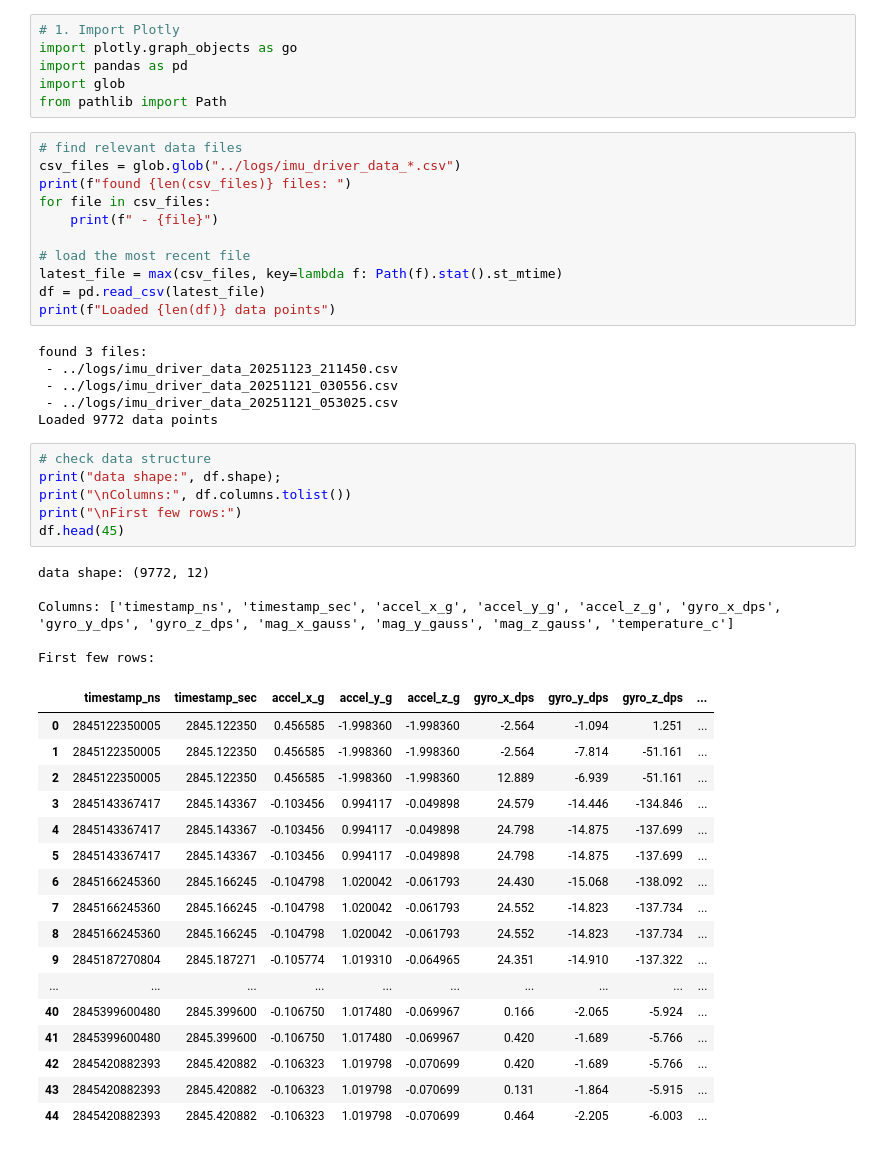
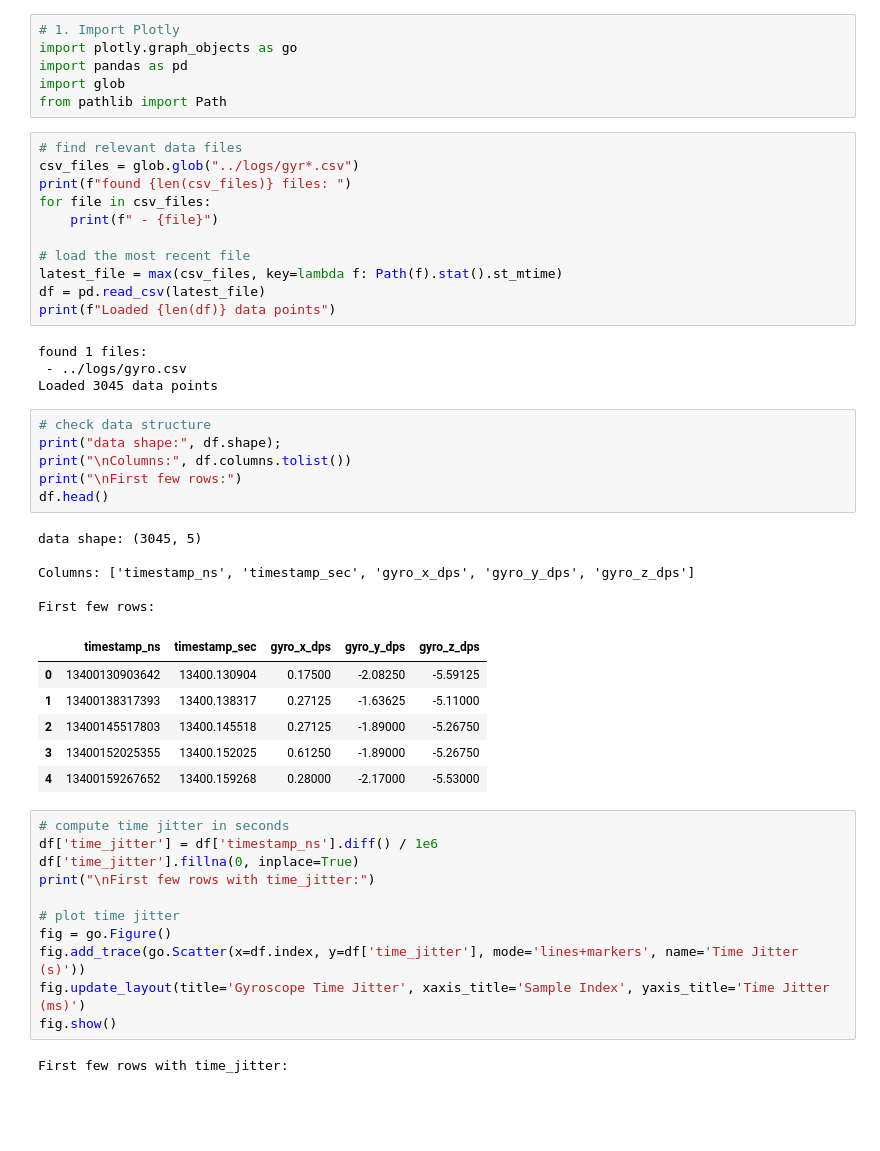
Before and after one commit to pawel78/ekf9dof, a Jupyter notebook: data/analysis/plot_gyro_data.ipynb, the cells around one changed output. Saved outputs shown, nothing was run; the diff lists cells and outputs as text; blank space fills up the shorter version.

```diff
--- a/data/analysis/plot_gyro_data.ipynb
+++ b/data/analysis/plot_gyro_data.ipynb
@@ -6,7 +6,7 @@ import glob
 from pathlib import Path
 # %%
 # find relevant data files
-csv_files = glob.glob("../logs/imu_driver_data_*.csv")
+csv_files = glob.glob("../logs/gyr*.csv")
 print(f"found {len(csv_files)} files: ")
 for file in csv_files:
     print(f" - {file}")
@@ -16,37 +16,37 @@ latest_file = max(csv_files, key=lambda f: Path(f).stat().st_mtime)
 df = pd.read_csv(latest_file)
 print(f"Loaded {len(df)} data points")
 # %% [output]
-found 3 files:
- - ../logs/imu_driver_data_20251123_211450.csv
- - ../logs/imu_driver_data_20251121_030556.csv
- - ../logs/imu_driver_data_20251121_053025.csv
-Loaded 9772 data points
+found 1 files:
+ - ../logs/gyro.csv
+Loaded 3045 data points
 # %%
 # check data structure
 print("data shape:", df.shape);
 print("\nColumns:", df.columns.tolist())
 print("\nFirst few rows:")
-df.head(45)
+df.head()
 # %% [output]
-data shape: (9772, 12)
+data shape: (3045, 5)
 
-Columns: ['timestamp_ns', 'timestamp_sec', 'accel_x_g', 'accel_y_g', 'accel_z_g', 'gyro_x_dps', 'gyro_y_dps', 'gyro_z_dps', 'mag_x_gauss', 'mag_y_gauss', 'mag_z_gauss', 'temperature_c']
+Columns: ['timestamp_ns', 'timestamp_sec', 'gyro_x_dps', 'gyro_y_dps', 'gyro_z_dps']
 
 First few rows:
-|  | timestamp_ns | timestamp_sec | accel_x_g | accel_y_g | accel_z_g | gyro_x_dps | gyro_y_dps | gyro_z_dps | ... |
-| 0 | 2845122350005 | 2845.122350 | 0.456585 | -1.998360 | -1.998360 | -2.564 | -1.094 | 1.251 | ... |
-| 1 | 2845122350005 | 2845.122350 | 0.456585 | -1.998360 | -1.998360 | -2.564 | -7.814 | -51.161 | ... |
-| 2 | 2845122350005 | 2845.122350 | 0.456585 | -1.998360 | -1.998360 | 12.889 | -6.939 | -51.161 | ... |
-| 3 | 2845143367417 | 2845.143367 | -0.103456 | 0.994117 | -0.049898 | 24.579 | -14.446 | -134.846 | ... |
-| 4 | 2845143367417 | 2845.143367 | -0.103456 | 0.994117 | -0.049898 | 24.798 | -14.875 | -137.699 | ... |
-| 5 | 2845143367417 | 2845.143367 | -0.103456 | 0.994117 | -0.049898 | 24.798 | -14.875 | -137.699 | ... |
-| 6 | 2845166245360 | 2845.166245 | -0.104798 | 1.020042 | -0.061793 | 24.430 | -15.068 | -138.092 | ... |
-| 7 | 2845166245360 | 2845.166245 | -0.104798 | 1.020042 | -0.061793 | 24.552 | -14.823 | -137.734 | ... |
-| 8 | 2845166245360 | 2845.166245 | -0.104798 | 1.020042 | -0.061793 | 24.552 | -14.823 | -137.734 | ... |
-| 9 | 2845187270804 | 2845.187271 | -0.105774 | 1.019310 | -0.064965 | 24.351 | -14.910 | -137.322 | ... |
-| ... | ... | ... | ... | ... | ... | ... | ... | ... | ... |
-| 40 | 2845399600480 | 2845.399600 | -0.106750 | 1.017480 | -0.069967 | 0.166 | -2.065 | -5.924 | ... |
-| 41 | 2845399600480 | 2845.399600 | -0.106750 | 1.017480 | -0.069967 | 0.420 | -1.689 | -5.766 | ... |
-| 42 | 2845420882393 | 2845.420882 | -0.106323 | 1.019798 | -0.070699 | 0.420 | -1.689 | -5.766 | ... |
-| 43 | 2845420882393 | 2845.420882 | -0.106323 | 1.019798 | -0.070699 | 0.131 | -1.864 | -5.915 | ... |
-| 44 | 2845420882393 | 2845.420882 | -0.106323 | 1.019798 | -0.070699 | 0.464 | -2.205 | -6.003 | ... |
+|  | timestamp_ns | timestamp_sec | gyro_x_dps | gyro_y_dps | gyro_z_dps |
+| 0 | 13400130903642 | 13400.130904 | 0.17500 | -2.08250 | -5.59125 |
+| 1 | 13400138317393 | 13400.138317 | 0.27125 | -1.63625 | -5.11000 |
+| 2 | 13400145517803 | 13400.145518 | 0.27125 | -1.89000 | -5.26750 |
+| 3 | 13400152025355 | 13400.152025 | 0.61250 | -1.89000 | -5.26750 |
+| 4 | 13400159267652 | 13400.159268 | 0.28000 | -2.17000 | -5.53000 |
+# %%
+# compute time jitter in seconds
+df['time_jitter'] = df['timestamp_ns'].diff() / 1e6
+df['time_jitter'].fillna(0, inplace=True)
+print("\nFirst few rows with time_jitter:")
+
+# plot time jitter
+fig = go.Figure()
+fig.add_trace(go.Scatter(x=df.index, y=df['time_jitter'], mode='lines+markers', name='Time Jitter (s)'))
+fig.update_layout(title='Gyroscope Time Jitter', xaxis_title='Sample Index', yaxis_title='Time Jitter (ms)')
+fig.show()
+# %% [output]
+First few rows with time_jitter:
```
Also changed, not shown: 1 other file.
